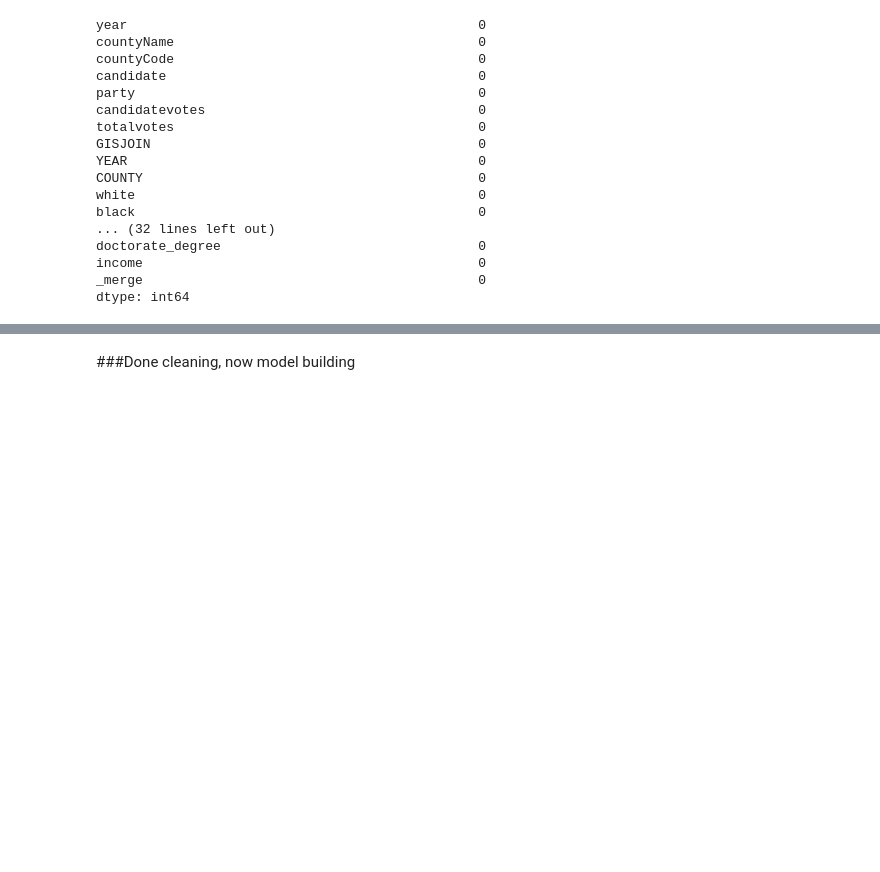
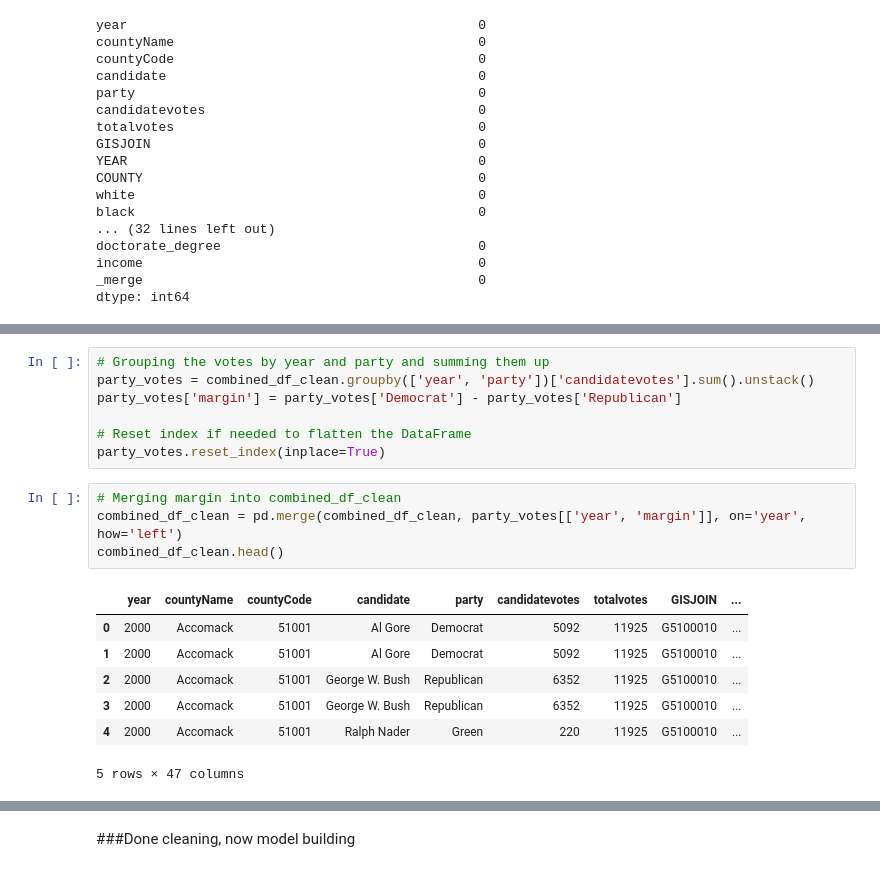
Before and after one commit to kelseymatsik/project_voting, a Jupyter notebook: voting_model_building_tori.ipynb, the cells around one changed output, grey strips where cells are left out. Saved outputs shown, nothing was run; the diff lists cells and outputs as text; blank space fills up the shorter version.

```diff
--- a/voting_model_building_tori.ipynb
+++ b/voting_model_building_tori.ipynb
@@ -354,0 +353,19 @@ dtype: int64
+# %%
+# Grouping the votes by year and party and summing them up
+party_votes = combined_df_clean.groupby(['year', 'party'])['candidatevotes'].sum().unstack()
+party_votes['margin'] = party_votes['Democrat'] - party_votes['Republican']
+
+# Reset index if needed to flatten the DataFrame
+party_votes.reset_index(inplace=True)
+# %%
+# Merging margin into combined_df_clean
+combined_df_clean = pd.merge(combined_df_clean, party_votes[['year', 'margin']], on='year', how='left')
+combined_df_clean.head()
+# %% [output]
+|  | year | countyName | countyCode | candidate | party | candidatevotes | totalvotes | GISJOIN | ... |
+| 0 | 2000 | Accomack | 51001 | Al Gore | Democrat | 5092 | 11925 | G5100010 | ... |
+| 1 | 2000 | Accomack | 51001 | Al Gore | Democrat | 5092 | 11925 | G5100010 | ... |
+| 2 | 2000 | Accomack | 51001 | George W. Bush | Republican | 6352 | 11925 | G5100010 | ... |
+| 3 | 2000 | Accomack | 51001 | George W. Bush | Republican | 6352 | 11925 | G5100010 | ... |
+| 4 | 2000 | Accomack | 51001 | Ralph Nader | Green | 220 | 11925 | G5100010 | ... |
+5 rows × 47 columns
```
Also changed, not shown: parts of 10 cells of this notebook.
